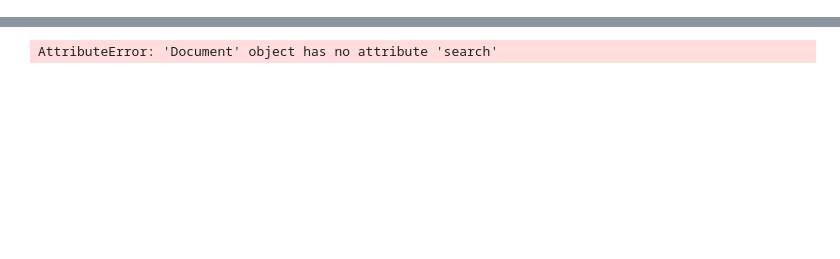
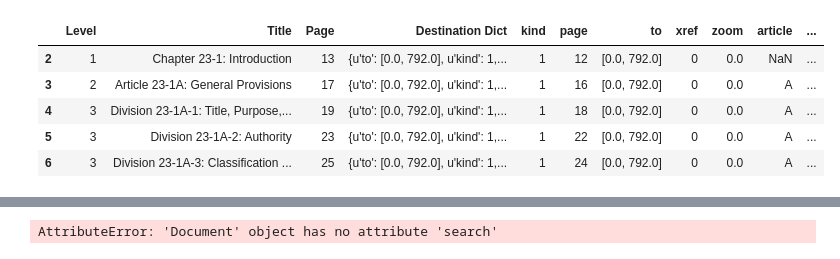
Before and after one commit to kmclaugh/land-development-code-review, a Jupyter notebook: Breakdown Code.ipynb, the cells around one changed output, grey strips where cells are left out. Cells and saved outputs as stored; diff of their text form; code cells hidden in the pictures; blank space fills up the shorter version.

```diff
--- a/Breakdown Code.ipynb
+++ b/Breakdown Code.ipynb
@@ -165,0 +137,10 @@ def find_last_page(row):
+# %%
+tocdf = tocdf[tocdf["level"] != "NA"]
+tocdf.head()
+# %% [output]
+|  | Level | Title | Page | Destination Dict | kind | page | to | xref | zoom | article | ... |
+| 2 | 1 | Chapter 23-1: Introduction | 13 | {u'to': [0.0, 792.0], u'kind': 1,... | 1 | 12 | [0.0, 792.0] | 0 | 0.0 | NaN | ... |
+| 3 | 2 | Article 23-1A: General Provisions | 17 | {u'to': [0.0, 792.0], u'kind': 1,... | 1 | 16 | [0.0, 792.0] | 0 | 0.0 | A | ... |
+| 4 | 3 | Division 23-1A-1: Title, Purpose,... | 19 | {u'to': [0.0, 792.0], u'kind': 1,... | 1 | 18 | [0.0, 792.0] | 0 | 0.0 | A | ... |
+| 5 | 3 | Division 23-1A-2: Authority | 23 | {u'to': [0.0, 792.0], u'kind': 1,... | 1 | 22 | [0.0, 792.0] | 0 | 0.0 | A | ... |
+| 6 | 3 | Division 23-1A-3: Classification ... | 25 | {u'to': [0.0, 792.0], u'kind': 1,... | 1 | 24 | [0.0, 792.0] | 0 | 0.0 | A | ... |
```
Also changed, not shown: parts of 18 cells of this notebook, 13 other files.
